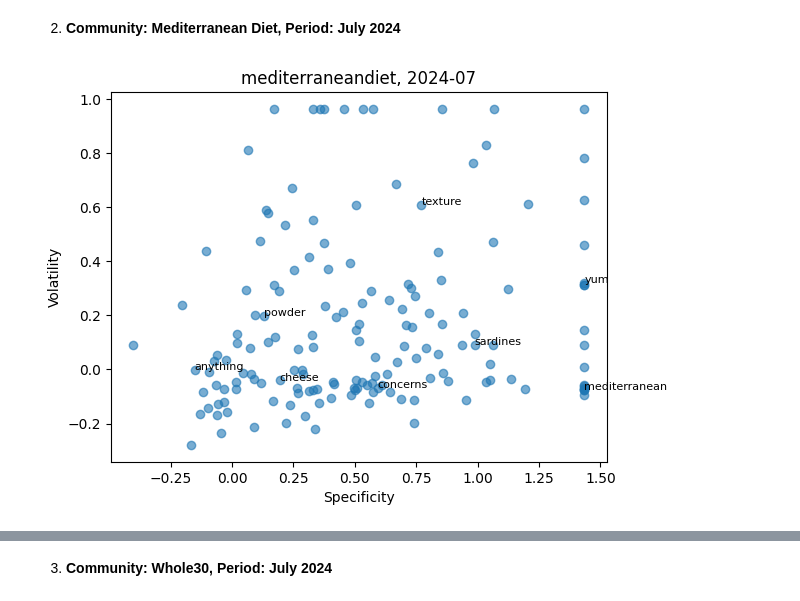
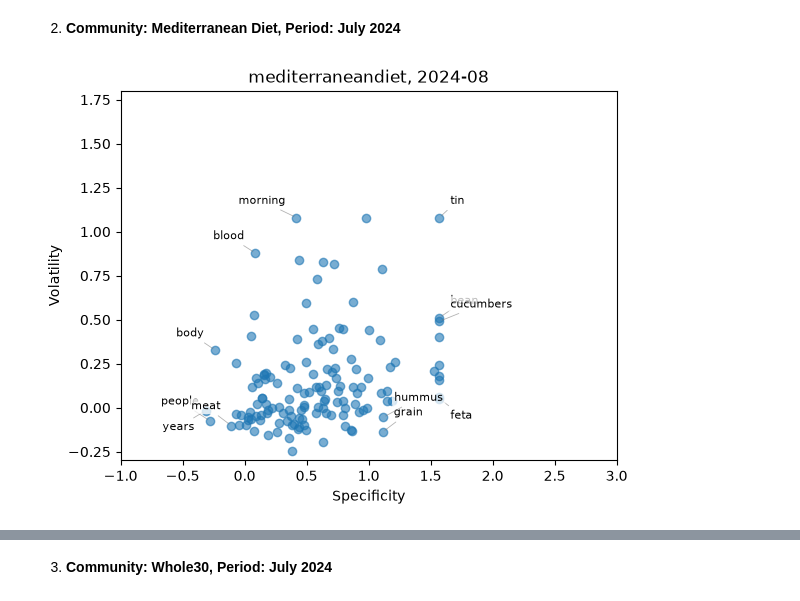
Before and after one commit to d0d0th/reddit-diets-communities, a Jupyter notebook: reddit-diets-communities.ipynb, the cells around one changed output, grey strips where cells are left out. Drawn from its saved outputs; the diff is of its cells as text; code cells hidden in the pictures.

Commit message:
Computing with IdentityMetrics class

```diff
--- a/reddit-diets-communities.ipynb
+++ b/reddit-diets-communities.ipynb
@@ -94,0 +118,5 @@ corpus = convoTextParser.transform(corpus)
+# %%
+from convokit import TextCleaner
+
+text_cleaner = TextCleaner(replace_text=False,verbosity=1000, input_filter=lambda utt: utt.meta['depth'] == 0)
+corpus = text_cleaner.transform(corpus)
@@ -217,3 +263,17 @@ Processing community: whole30 - period: 2025-04
+# %%
+from comid.metrics import IdentityMetrics
+
+metrics = IdentityMetrics.from_corpus(
+    corpus,
+    group_key="subreddit",
+    period_type="m",
+    words_field="words",
+    lexical_depths=(0,),
+    activity_depths=None,
+    min_percentile=95,
+    log_base=10,
+    speaker_dedup=True,
+)
 # %% [markdown]
 ### Example Queries and Outputs
 
@@ -288,21 +341,2 @@ To explore the interplay between specificity and volatility of a community's voc
 
 #### Implementation: Plotting Specificity vs. Volatility
-# %%
-import matplotlib.pyplot as plt
-import numpy as np
-
-def plot_specificity_by_volatility(community_tag,period_tag,max_labels=10):
-    community_period_vocabulary = list(communities_periods[community_tag][period_tag].keys())
-    x = np.array( [specificity(word,community_tag,period_tag) for word in community_period_vocabulary ],dtype=np.float64)
-    y = np.array( [volatility(word,community_tag,period_tag) for word in community_period_vocabulary ],dtype=np.float64)
-
-    fig, ax = plt.subplots()
-    ax.scatter(x, y,alpha=0.6)
-    label_sector = round(len(x)/max_labels)
-    labels_index = [i for i in range(len(x)) if i%label_sector == 0]
-    for idx in labels_index:
-        ax.annotate(community_period_vocabulary[idx], (x[idx], y[idx]),size=8)
-    plt.title(community_tag+', '+period_tag)
-    plt.xlabel("Specificity")
-    plt.ylabel("Volatility")
-    plt.show()
@@ -316,6 +464,6 @@ plot_specificity_by_volatility('Paleo','2024-07')
 # %% [markdown]
 2. **Community: Mediterranean Diet, Period: July 2024**
 # %%
-plot_specificity_by_volatility('mediterraneandiet','2024-07',max_labels=8)
+plot_specificity_by_volatility('mediterraneandiet','2024-08')
 # %% [output]
-[figure, old version]
+[figure, new version]
```
Also changed, not shown: parts of 61 cells of this notebook, 4 other files.
